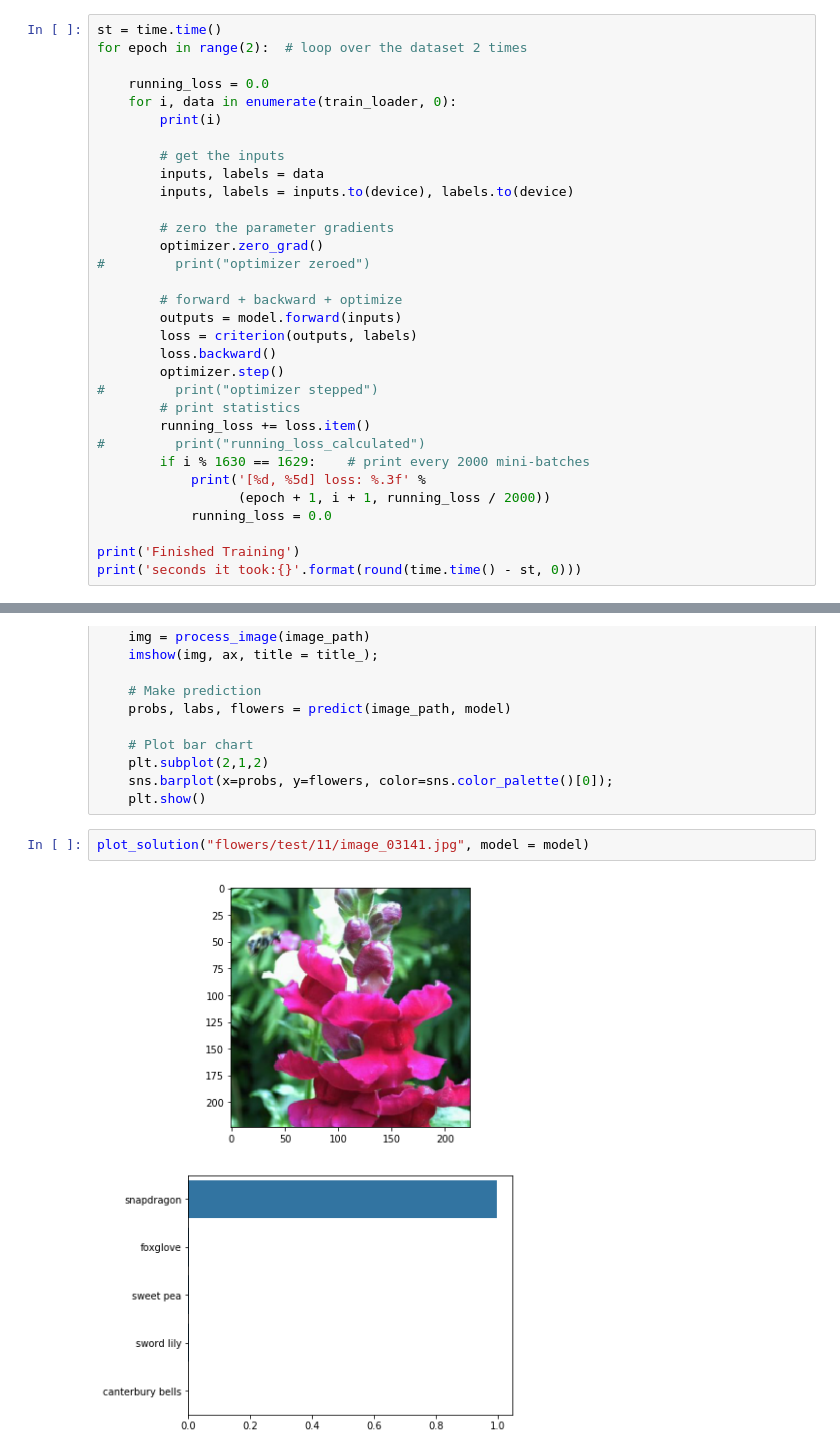
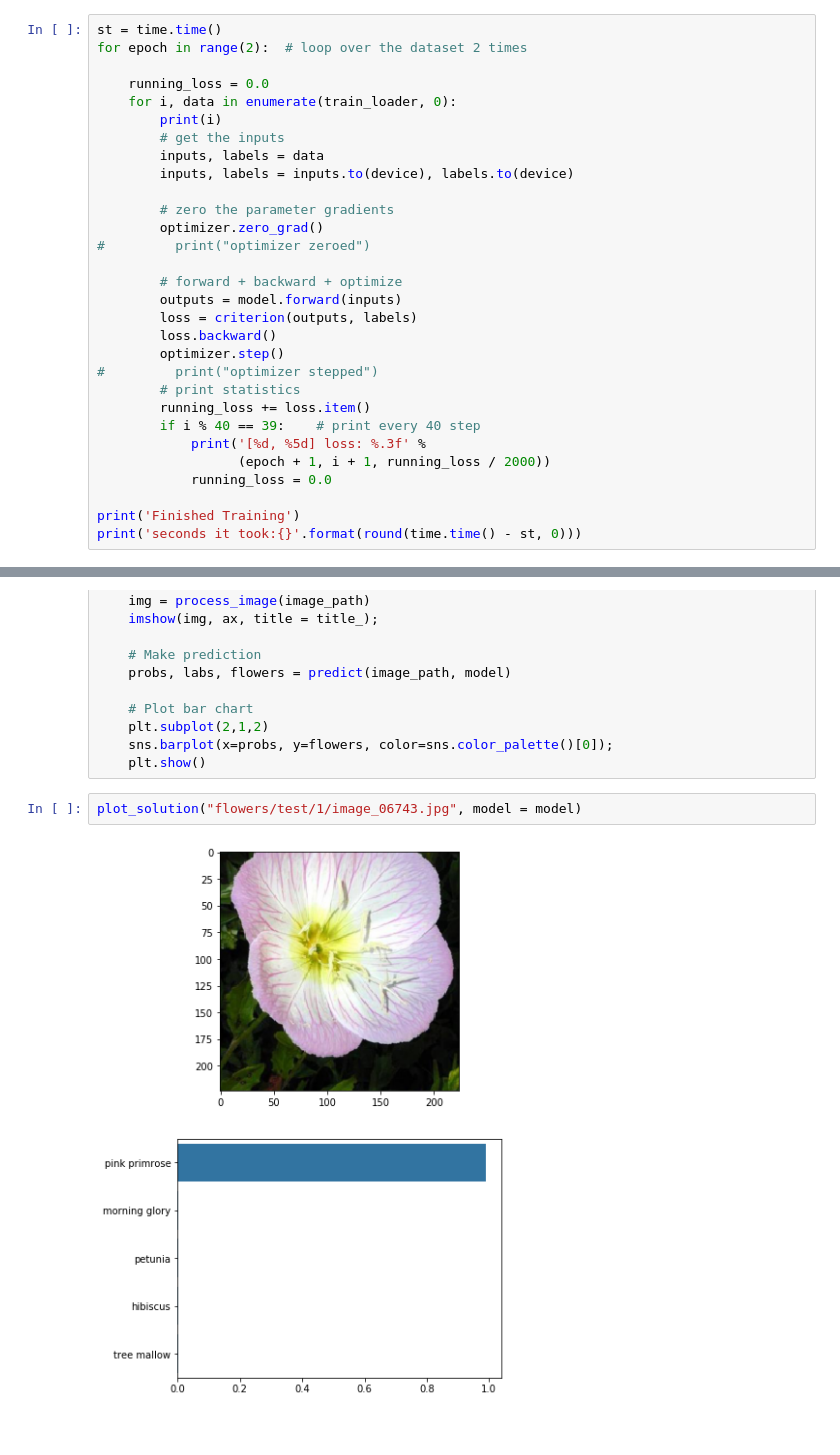
Before and after one commit to sanjeevai/PyTorchImageClassifier, a Jupyter notebook: Image Classifier Project.ipynb, the cells around one changed output, grey strips where cells are left out. Drawn from its saved outputs; the diff is of its cells as text.

```diff
--- a/Image Classifier Project.ipynb
+++ b/Image Classifier Project.ipynb
@@ -182,7 +182,6 @@ for epoch in range(2):  # loop over the dataset 2 times
     running_loss = 0.0
     for i, data in enumerate(train_loader, 0):
         print(i)
-
         # get the inputs
         inputs, labels = data
         inputs, labels = inputs.to(device), labels.to(device)
@@ -199,8 +198,7 @@ for epoch in range(2):  # loop over the dataset 2 times
 #         print("optimizer stepped")
         # print statistics
         running_loss += loss.item()
-#         print("running_loss_calculated")
-        if i % 1630 == 1629:    # print every 2000 mini-batches
+        if i % 40 == 39:    # print every 40 step
             print('[%d, %5d] loss: %.3f' %
                   (epoch + 1, i + 1, running_loss / 2000))
             running_loss = 0.0
@@ -485,6 +483,6 @@ def plot_solution(image_path, model):
     sns.barplot(x=probs, y=flowers, color=sns.color_palette()[0]);
     plt.show()
 # %%
-plot_solution("flowers/test/11/image_03141.jpg", model = model)
+plot_solution("flowers/test/1/image_06743.jpg", model = model)
 # %% [output]
-[figure, old version]
+[figure, new version]
```
Also changed, not shown: parts of 3 cells of this notebook.
